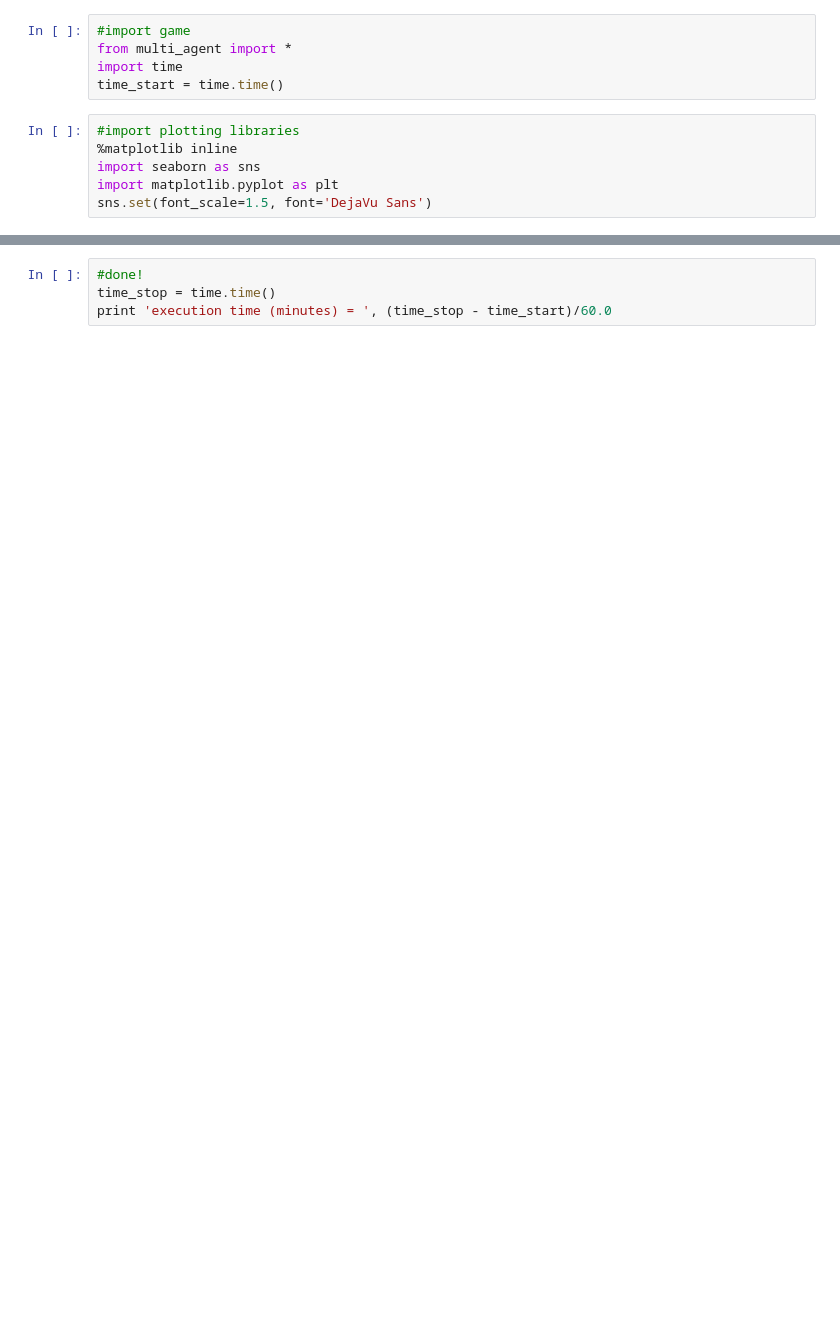
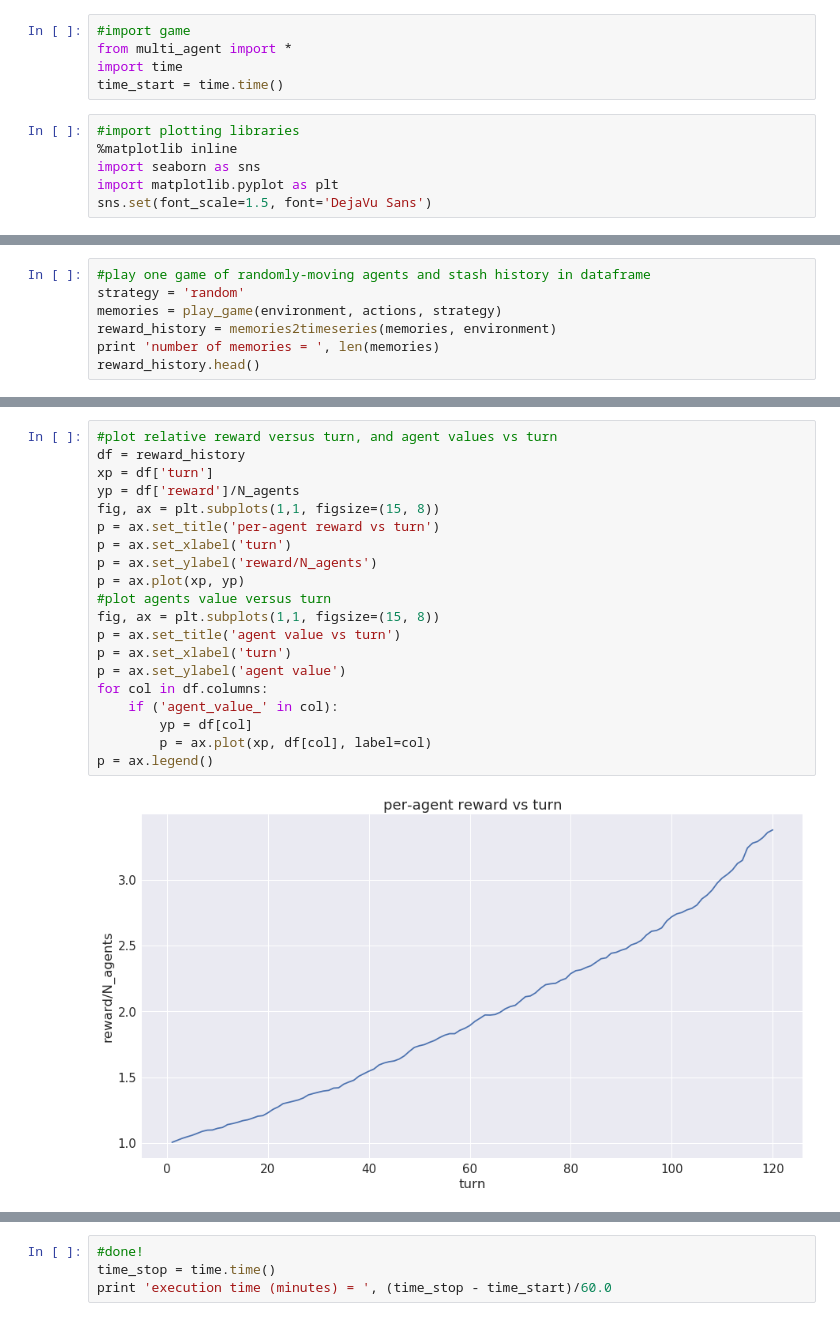
Before and after one commit to joehahn/multi-agent-explore, a Jupyter notebook: multi_agent.ipynb, the cells around one changed output, grey strips where cells are left out. Saved outputs shown, nothing was run; the diff lists cells and outputs as text; blank space fills up the shorter version.

```diff
--- a/multi_agent.ipynb
+++ b/multi_agent.ipynb
@@ -416,0 +127,7 @@ p = ax.legend(loc='lower right')
+# %%
+#play one game of randomly-moving agents and stash history in dataframe
+strategy = 'random'
+memories = play_game(environment, actions, strategy)
+reward_history = memories2timeseries(memories, environment)
+print 'number of memories = ', len(memories)
+reward_history.head()
@@ -416,0 +142,22 @@ p = ax.legend(loc='lower right')
+# %%
+#plot relative reward versus turn, and agent values vs turn
+df = reward_history
+xp = df['turn']
+yp = df['reward']/N_agents
+fig, ax = plt.subplots(1,1, figsize=(15, 8))
+p = ax.set_title('per-agent reward vs turn')
+p = ax.set_xlabel('turn')
+p = ax.set_ylabel('reward/N_agents')
+p = ax.plot(xp, yp)
+#plot agents value versus turn
+fig, ax = plt.subplots(1,1, figsize=(15, 8))
+p = ax.set_title('agent value vs turn')
+p = ax.set_xlabel('turn')
+p = ax.set_ylabel('agent value')
+for col in df.columns:
+    if ('agent_value_' in col):
+        yp = df[col]
+        p = ax.plot(xp, df[col], label=col)
+p = ax.legend()
+# %% [output]
+[figure, added]
```
Also changed, not shown: parts of 45 cells of this notebook, 1 other file.
